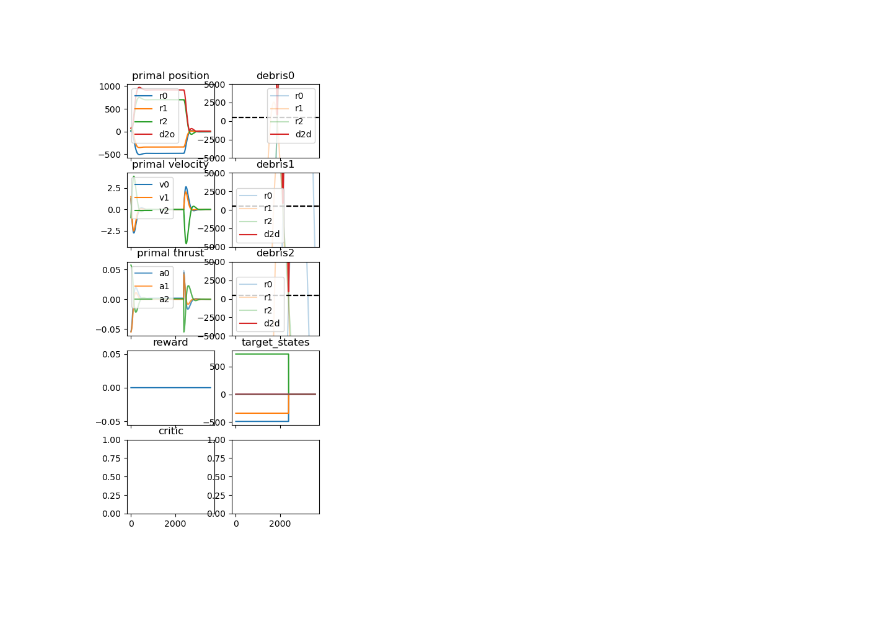
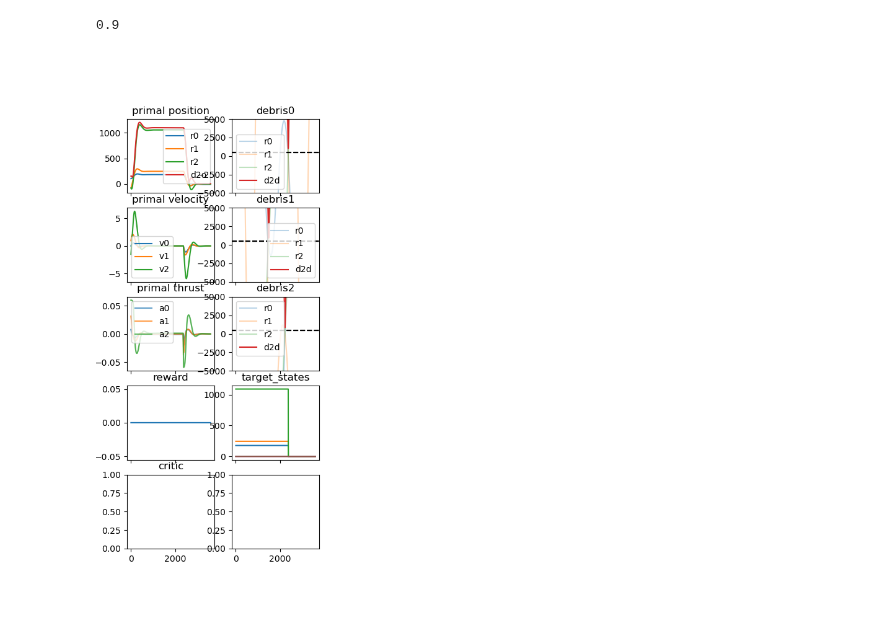
Before and after one commit to liziyao99/multi-debris-avoidance, a Jupyter notebook: test2.ipynb, the cells around one changed output. Saved outputs shown, nothing was run; the diff lists cells and outputs as text; code cells hidden in the pictures.

```diff
--- a/test2.ipynb
+++ b/test2.ipynb
@@ -27,14 +29,25 @@ trainer.agent.save("../model/planTrack.ptd")
 plt.close("all")
 plt.plot(tr)
 plt.show()
+# %%
+horizon = 3600
+n = 10
+win = 0
+for _ in range(n):
+    d, stage = trainer.test(horizon, "static")
+    if stage==horizon-1:
+        win += 1
+print(win/n)
+# %% [output]
+0.9
 # %%
 from plotting.analyze import *
 %matplotlib widget
 horizon = 3600
-d, stage = trainer.test(horizon, "mc")
+d, stage = trainer.test(horizon, "static")
 plt.close('all')
 # n_debris = 0
 n_debris = trainer.mainProp.n_debris
 fig, _ = historyFile(d, agent=None, stage=stage, n_debris=n_debris, items=("target_states",))
 # %% [output]
-[figure, old version]
+[figure, new version]
```
Also changed, not shown: parts of 2 cells of this notebook, 2 other files.
